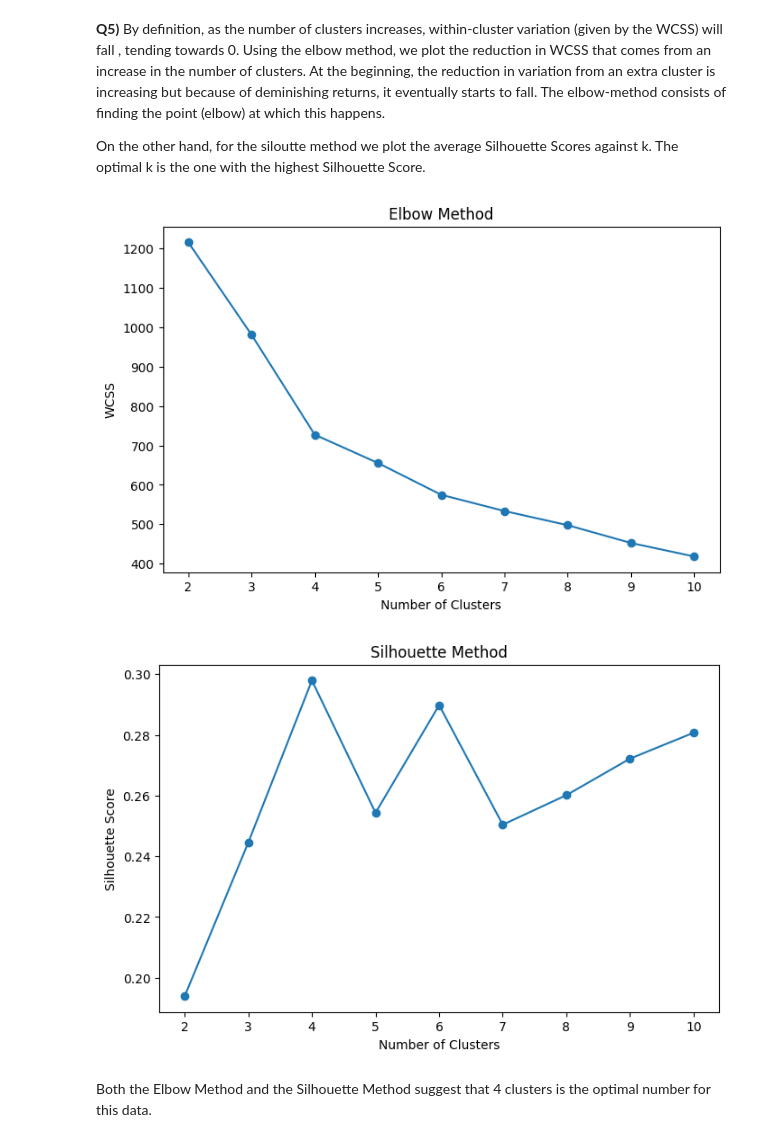
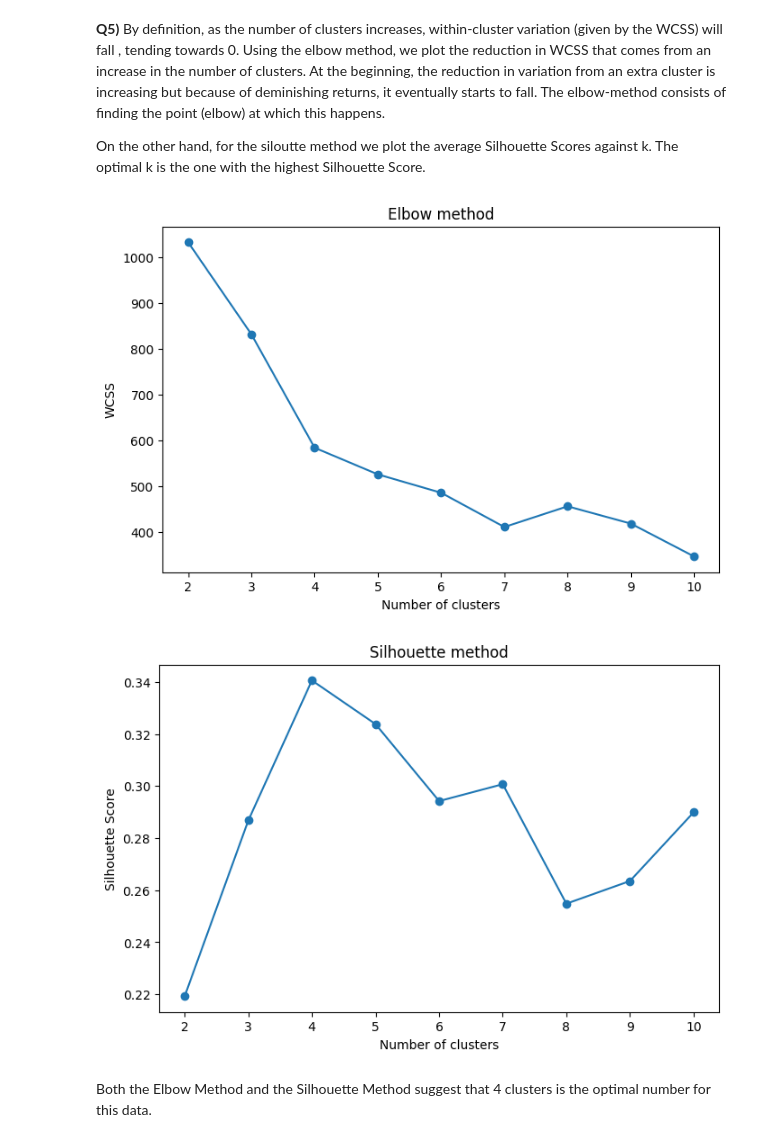
Before and after one commit to lisbethwaagstein/AI4PH, a Jupyter notebook: MET-MALE assignment.ipynb, the cells around one changed output. Drawn from its saved outputs; the diff is of its cells as text; code cells hidden in the pictures.

```diff
--- a/MET-MALE assignment.ipynb
+++ b/MET-MALE assignment.ipynb
@@ -52,8 +53,8 @@ url = 'https://raw.githubusercontent.com/ielbadisy/healthdatasets/master/ketapai
 df = pd.read_csv(url)
 print(df.head())
 
-# Scale the numeric variables by first identifying the numeric columns
-numeric_cols = df.select_dtypes(include=['float64', 'int64']).columns
+# Scale the numeric variables by first identifying the numeric columns but not the ID one
+numeric_cols = df.select_dtypes(include=['float64', 'int64']).columns.drop('patientID')
 scaler = StandardScaler()
 df[numeric_cols] = scaler.fit_transform(df[numeric_cols])
 
@@ -82,42 +83,42 @@ print(df.head())
 
 On the other hand, for the siloutte method we plot the average Silhouette Scores against k. The optimal k is the one with the highest Silhouette Score.
 # %%
-# Elbow Method: Plot WCSS
+# Elbow Method
 wcss = []
 range_clusters = range(2, 11)  # I will show from k=2 to k =10
 
 for k in range_clusters:
     kmeans = KMeans(n_clusters=k, random_state=42) #creates KMeans model for each k in the loop.set seed for reproducibility
     kmeans.fit(df[numeric_cols]) #fit model to the data
     wcss.append(kmeans.inertia_) #store the WCSS in the list
 
 # Plot the Elbow Curve
 plt.figure(figsize=(8, 5))
 plt.plot(range_clusters, wcss, marker='o')
-plt.title('Elbow Method')
-plt.xlabel('Number of Clusters')
+plt.title('Elbow method')
+plt.xlabel('Number of clusters')
 plt.ylabel('WCSS')
 plt.show()
 
-# Silhouette Method: Plot Silhouette Score
+# Silhouette Method
 silhouette_scores = []
 
 for k in range_clusters:
     kmeans = KMeans(n_clusters=k, random_state=42)
     cluster_labels = kmeans.fit_predict(df[numeric_cols])  # get clusters assignments for each point
     silhouette_avg = silhouette_score(df[numeric_cols], cluster_labels)  # Calculate silhouette score for each k
     silhouette_scores.append(silhouette_avg)
 
 # Plot the Silhouette Scores
 plt.figure(figsize=(8, 5))
 plt.plot(range_clusters, silhouette_scores, marker='o')
-plt.title('Silhouette Method')
-plt.xlabel('Number of Clusters')
+plt.title('Silhouette method')
+plt.xlabel('Number of clusters')
 plt.ylabel('Silhouette Score')
 plt.show()
 # %% [output]
-[figure, old version]
+[figure, new version]
-[figure, old version]
+[figure, new version]
 # %% [markdown]
 Both the Elbow Method and the Silhouette Method suggest that 4 clusters is the optimal number for this data.
 # %% [markdown]
```
Also changed, not shown: parts of 11 cells of this notebook.
